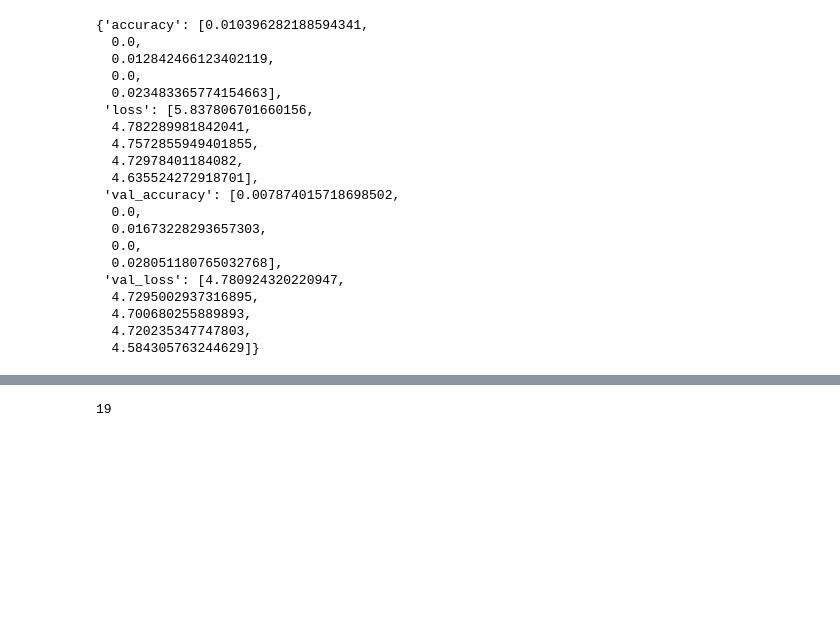
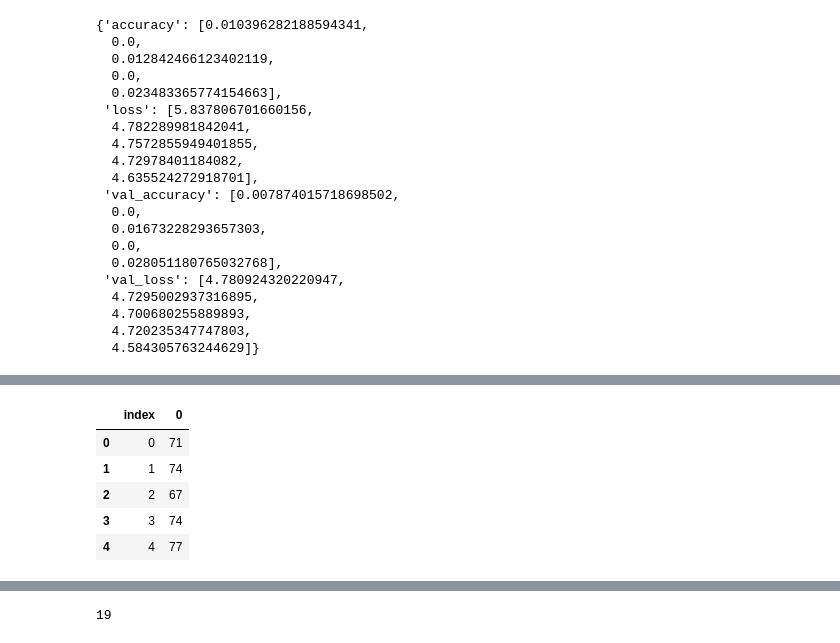
Before and after one commit to matthewjchin/dogbreedclassification, a Jupyter notebook: dog_breed_class.ipynb, the cells around one changed output, grey strips where cells are left out. Saved outputs shown, nothing was run; the diff lists cells and outputs as text; code cells hidden in the pictures; blank space fills up the shorter version.

```diff
--- a/dog_breed_class.ipynb
+++ b/dog_breed_class.ipynb
@@ -925,0 +976,9 @@ history.history
+# %%
+xvalid_df.head()
+# %% [output]
+|  | index | 0 |
+| 0 | 0 | 71 |
+| 1 | 1 | 74 |
+| 2 | 2 | 67 |
+| 3 | 3 | 74 |
+| 4 | 4 | 77 |
```
Also changed, not shown: parts of 39 cells of this notebook.
